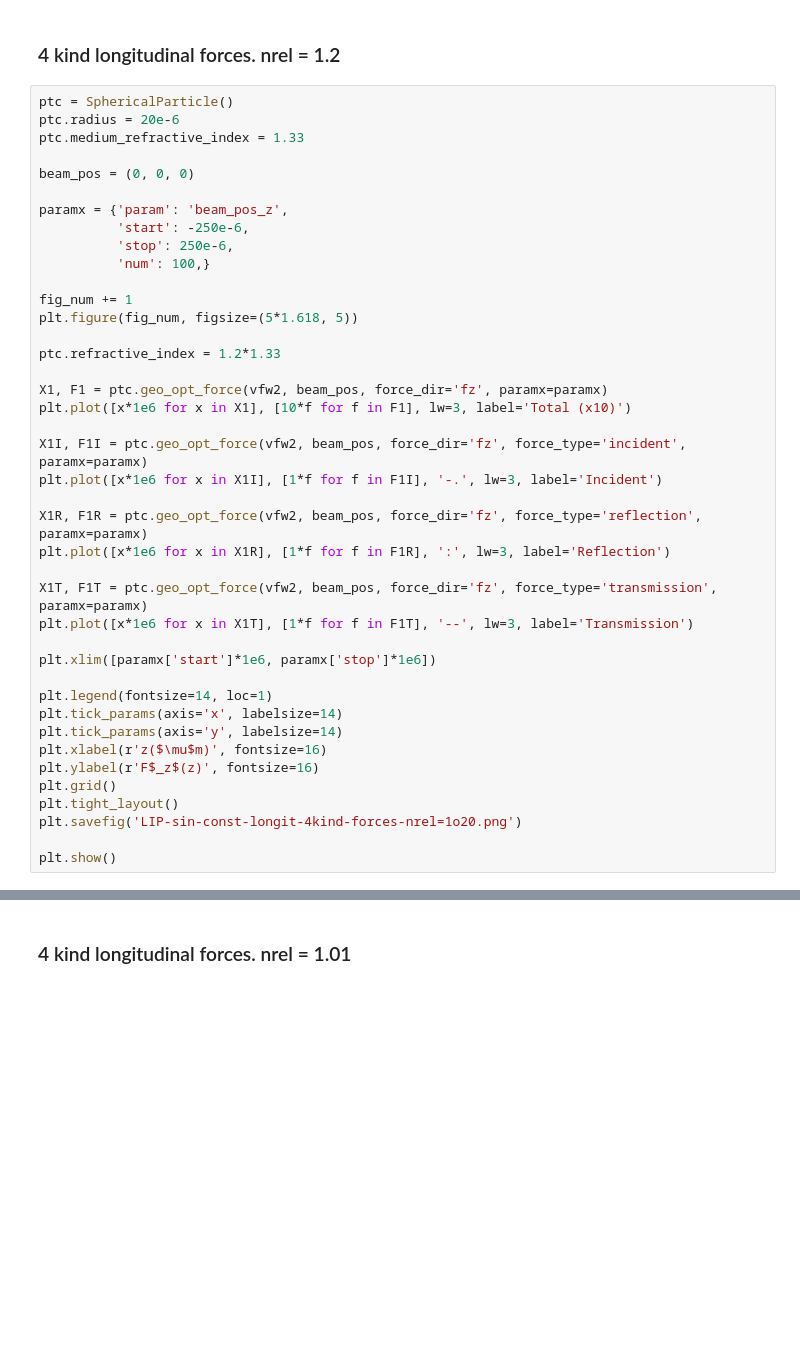
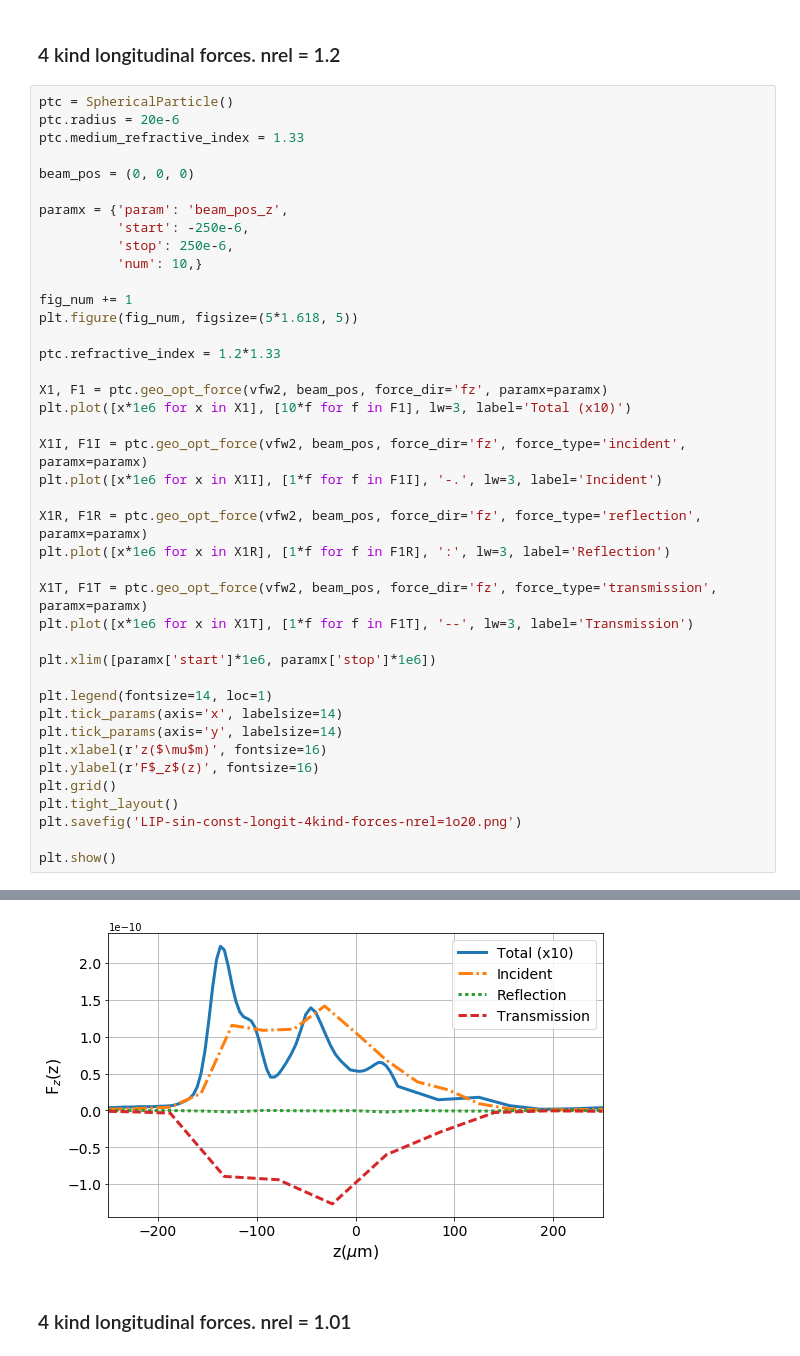
Before and after one commit to arantespp/opticalforces, a Jupyter notebook: examples/imoc2017-vec-frozen-wave/lip-sin-const-fw.ipynb, the cells around one changed output, grey strips where cells are left out. Saved outputs shown, nothing was run; the diff lists cells and outputs as text; blank space fills up the shorter version.

```diff
--- a/examples/imoc2017-vec-frozen-wave/lip-sin-const-fw.ipynb
+++ b/examples/imoc2017-vec-frozen-wave/lip-sin-const-fw.ipynb
@@ -116,7 +116,7 @@ beam_pos = (0, 0, 0)
 paramx = {'param': 'beam_pos_z',
           'start': -250e-6,
           'stop': 250e-6,
-          'num': 100,}
+          'num': 10,}
 
 fig_num += 1
 plt.figure(fig_num, figsize=(5*1.618, 5))
@@ -153,3 +190,4 @@ start: 19 Jul 2017 11:11:32
+[figure, added]
 # %% [markdown]
 ### 4 kind longitudinal forces. nrel = 1.01
 # %%
```
Also changed, not shown: parts of 2 cells of this notebook, 6 other files.
